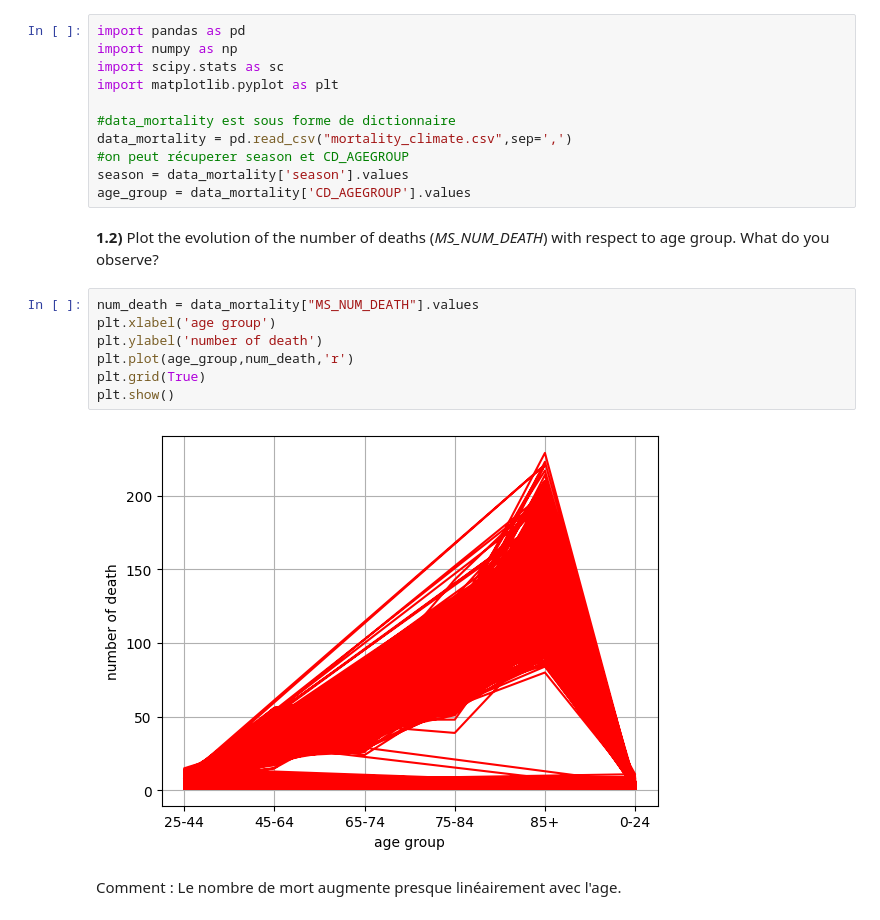
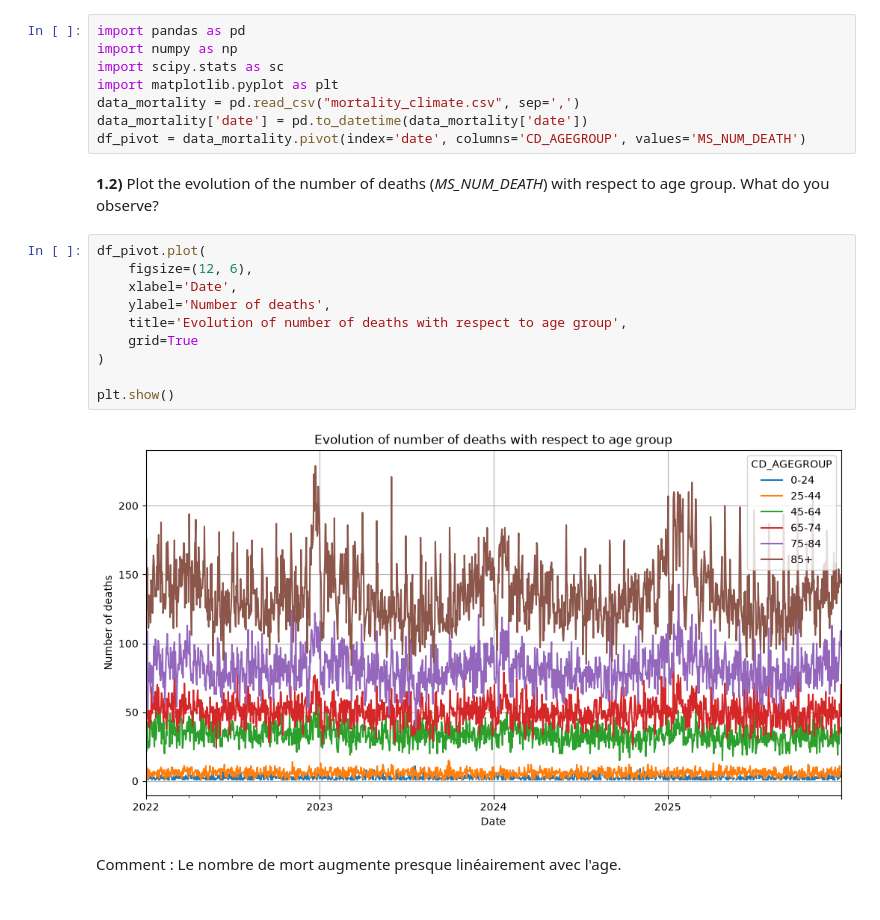
Before and after one commit to Mathieu-Ledent/Hackathon_1_stat, a Jupyter notebook: Hackathon_26_27.ipynb, the cells around one changed output. Cells and saved outputs as stored; diff of their text form.

Commit message:
amélioration du graphe et changement de plan au niveau des variables

```diff
--- a/Hackathon_26_27.ipynb
+++ b/Hackathon_26_27.ipynb
@@ -49,23 +49,23 @@ import pandas as pd
 import numpy as np
 import scipy.stats as sc
 import matplotlib.pyplot as plt
-
-#data_mortality est sous forme de dictionnaire
-data_mortality = pd.read_csv("mortality_climate.csv",sep=',')
-#on peut récuperer season et CD_AGEGROUP
-season = data_mortality['season'].values
-age_group = data_mortality['CD_AGEGROUP'].values
+data_mortality = pd.read_csv("mortality_climate.csv", sep=',')
+data_mortality['date'] = pd.to_datetime(data_mortality['date'])
+df_pivot = data_mortality.pivot(index='date', columns='CD_AGEGROUP', values='MS_NUM_DEATH')
 # %% [markdown]
 **1.2)** Plot the evolution of the number of deaths (*MS_NUM_DEATH*) with respect to age group. What do you observe?
 # %%
-num_death = data_mortality["MS_NUM_DEATH"].values
-plt.xlabel('age group')
-plt.ylabel('number of death')
-plt.plot(age_group,num_death,'r')
-plt.grid(True)
+df_pivot.plot(
+    figsize=(12, 6),
+    xlabel='Date',
+    ylabel='Number of deaths',
+    title='Evolution of number of deaths with respect to age group',
+    grid=True
+)
+
 plt.show()
 # %% [output]
-[figure, old version]
+[figure, new version]
 # %% [markdown]
 Comment : Le nombre de mort augmente presque linéairement avec l'age.
 # %% [markdown]
```
